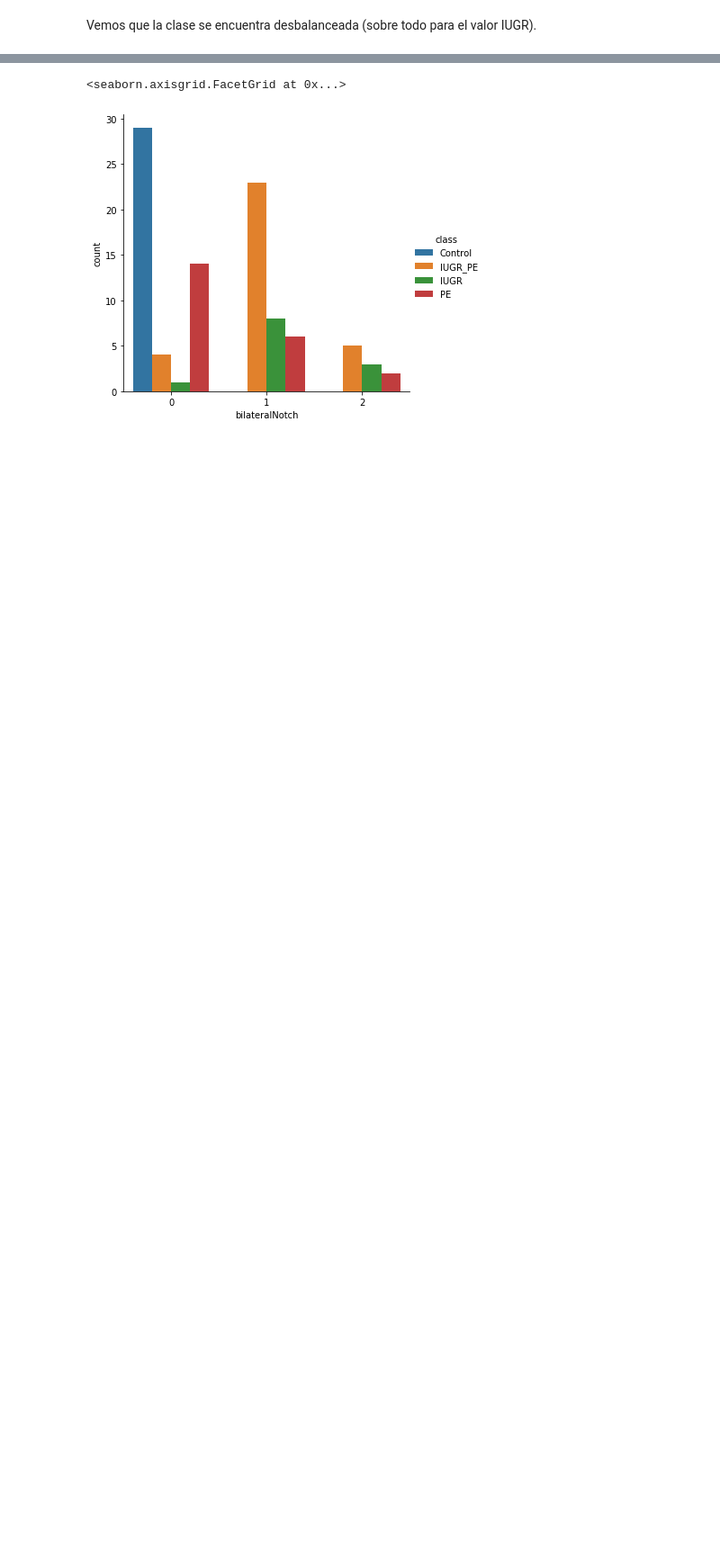
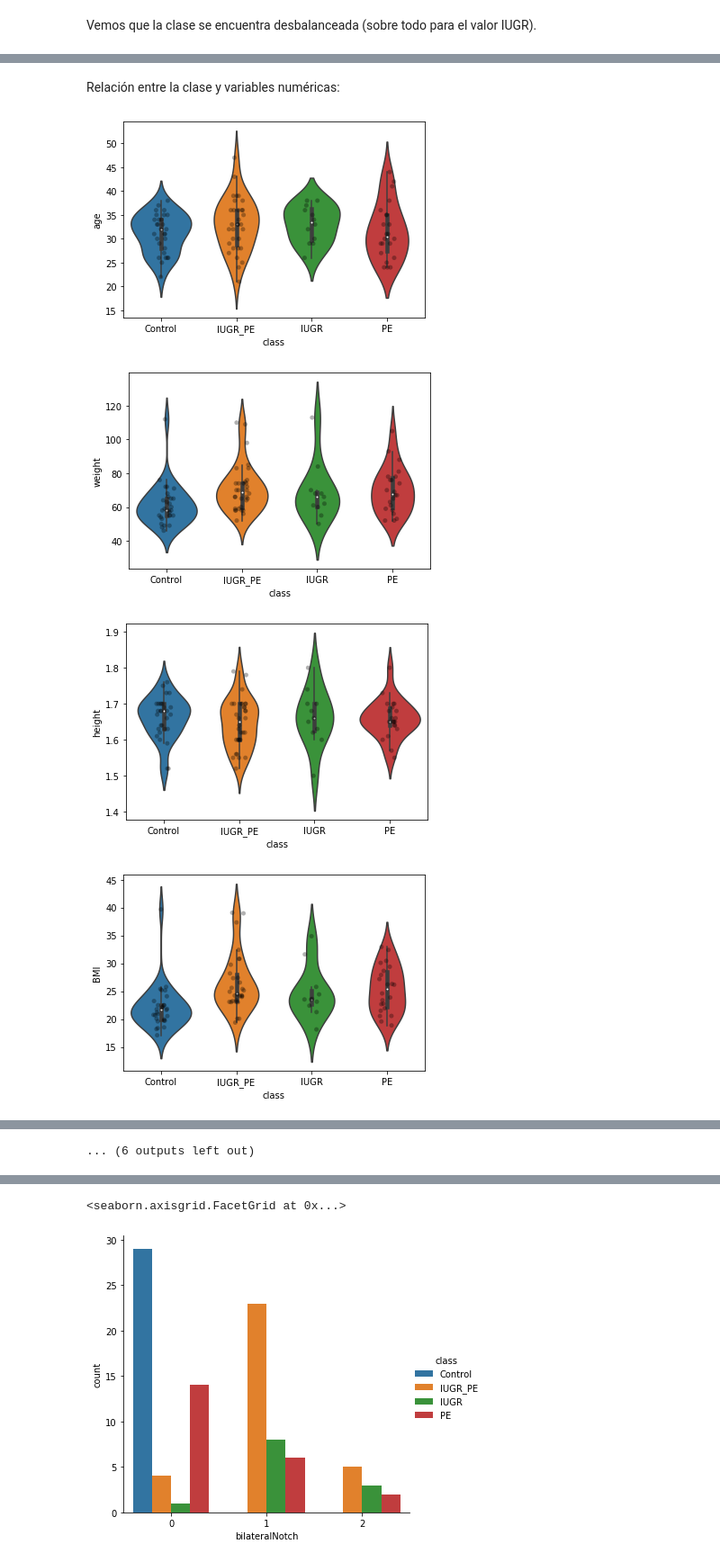
Before and after one commit to lolagj/TFM-Modelo-Riesgos-Embarazadas, a Jupyter notebook: Análisis exploratorio.ipynb, the cells around one changed output, grey strips where cells are left out. Shown: that part at 90% size. Drawn from its saved outputs; the diff is of its cells as text; code cells hidden in the pictures; blank space fills up the shorter version.

```diff
--- a/Análisis exploratorio.ipynb
+++ b/Análisis exploratorio.ipynb
@@ -334,0 +408,16 @@ PESO DEL BEBE Y SI TIENE UNA ENFERMEDAD O NO
+# %% [markdown]
+Relación entre la clase y variables numéricas:
+# %%
+num_vars = data.select_dtypes(include=['float64','int64']).columns
+
+for var in num_vars:
+    # make boxplot with Catplot
+    sns.violinplot(x='class', y=var, data=data, kind="box", height=4, aspect=1.5)
+    # add data points to boxplot with stripplot
+    sns.stripplot(x='class', y=var, data=data, jitter=0.1, alpha=0.3, color='k')
+    plt.show()
+# %% [output]
+[figure, added]
+[figure, added]
+[figure, added]
+[figure, added]
@@ -334,0 +432 @@ PESO DEL BEBE Y SI TIENE UNA ENFERMEDAD O NO
+... (6 outputs left out)
```
Also changed, not shown: parts of 78 cells of this notebook.
